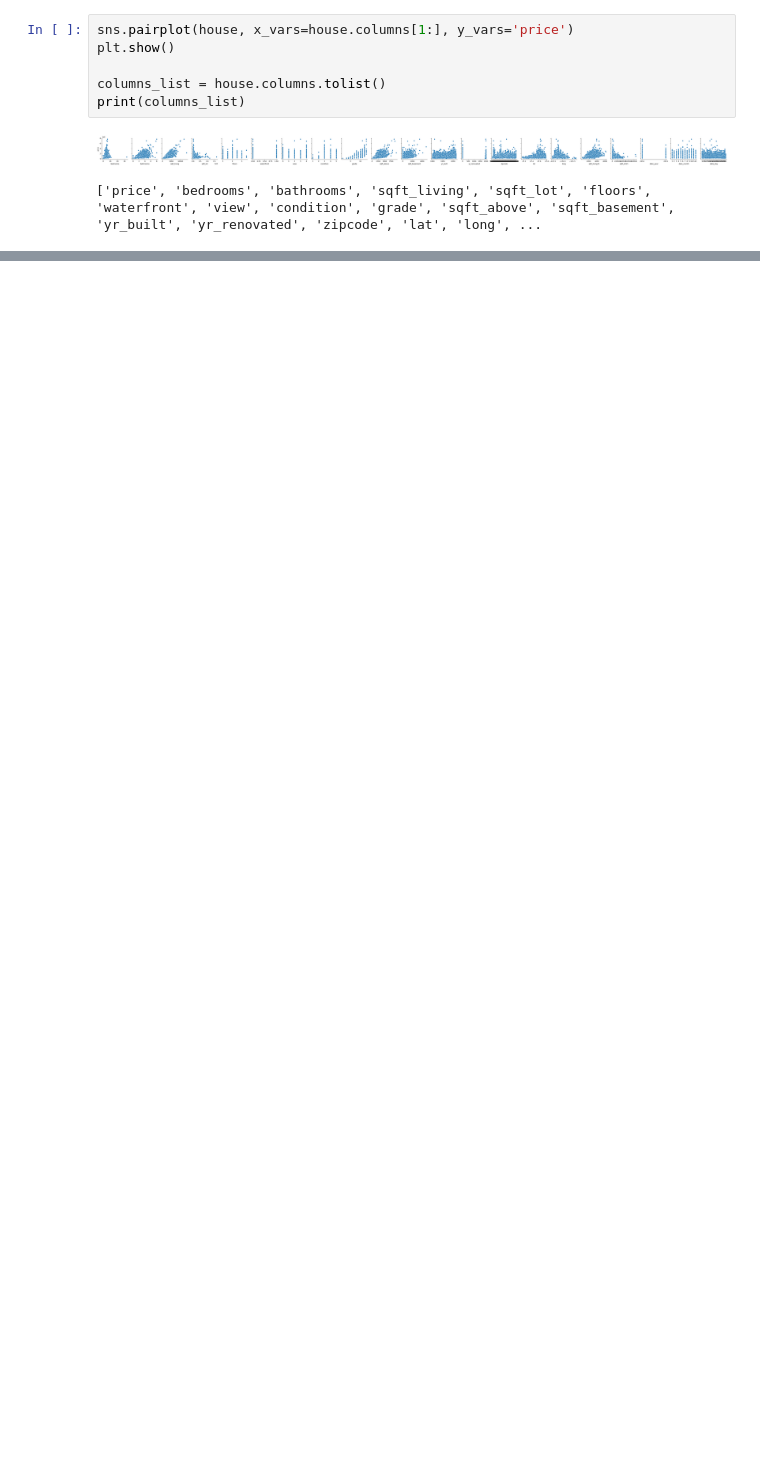
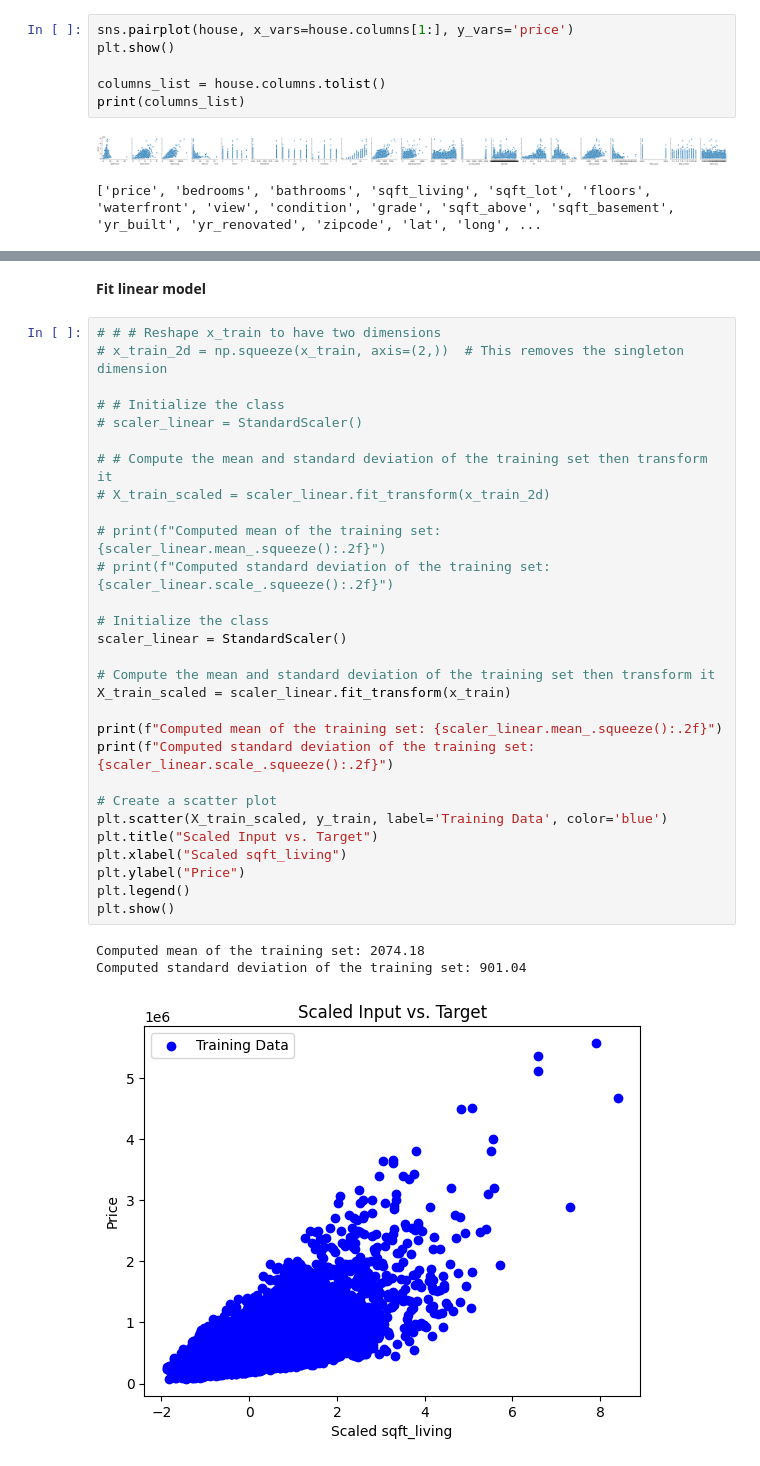
Before and after one commit to InsightQod/Housing, a Jupyter notebook: cap_house_ml.ipynb, the cells around one changed output, grey strips where cells are left out. Saved outputs shown, nothing was run; the diff lists cells and outputs as text; blank space fills up the shorter version.

```diff
--- a/cap_house_ml.ipynb
+++ b/cap_house_ml.ipynb
@@ -159,0 +333,35 @@ Number of outliers, bathrooms: 1288
+# %% [markdown]
+**Fit linear model**
+# %%
+# # # Reshape x_train to have two dimensions
+# x_train_2d = np.squeeze(x_train, axis=(2,))  # This removes the singleton dimension
+
+# # Initialize the class
+# scaler_linear = StandardScaler()
+
+# # Compute the mean and standard deviation of the training set then transform it
+# X_train_scaled = scaler_linear.fit_transform(x_train_2d)
+
+# print(f"Computed mean of the training set: {scaler_linear.mean_.squeeze():.2f}")
+# print(f"Computed standard deviation of the training set: {scaler_linear.scale_.squeeze():.2f}")
+
+# Initialize the class
+scaler_linear = StandardScaler()
+
+# Compute the mean and standard deviation of the training set then transform it
+X_train_scaled = scaler_linear.fit_transform(x_train)
+
+print(f"Computed mean of the training set: {scaler_linear.mean_.squeeze():.2f}")
+print(f"Computed standard deviation of the training set: {scaler_linear.scale_.squeeze():.2f}")
+
+# Create a scatter plot
+plt.scatter(X_train_scaled, y_train, label='Training Data', color='blue')
+plt.title("Scaled Input vs. Target")
+plt.xlabel("Scaled sqft_living")
+plt.ylabel("Price")
+plt.legend()
+plt.show()
+# %% [output]
+Computed mean of the training set: 2074.18
+Computed standard deviation of the training set: 901.04
+[figure, added]
```
Also changed, not shown: parts of 44 cells of this notebook, 1 other file.
